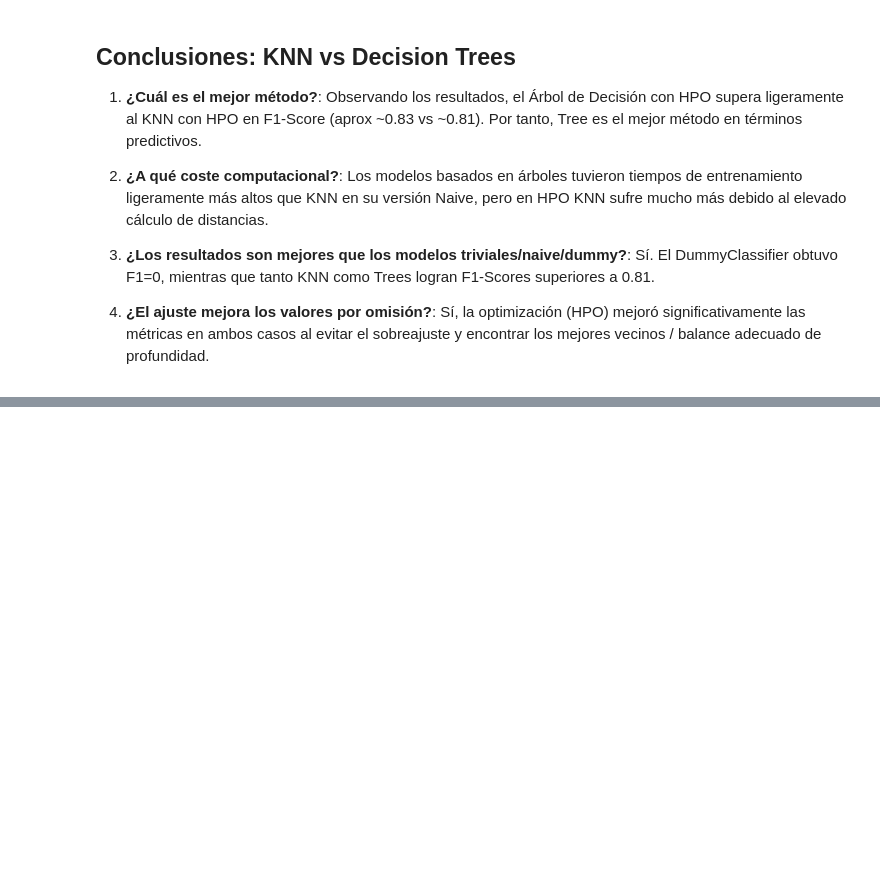
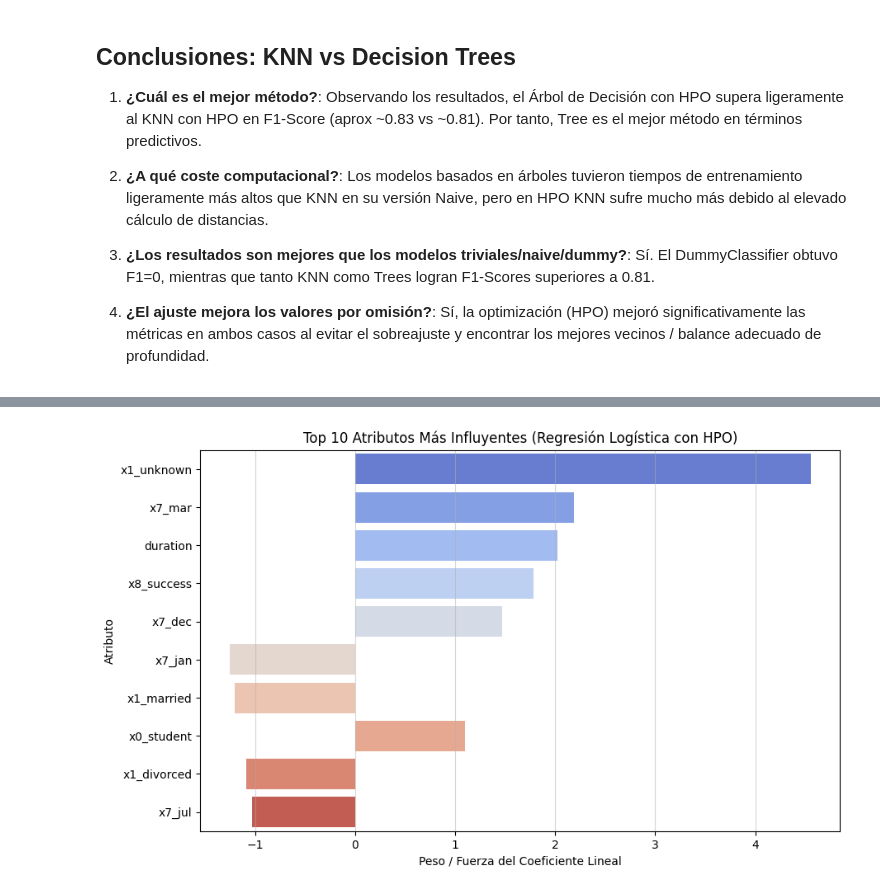
Before and after one commit to aleLobo31/UC3M_ML_P1_G26, a Jupyter notebook: notebooks/preprocessing.ipynb, the cells around one changed output, grey strips where cells are left out. Cells and saved outputs as stored; diff of their text form; code cells hidden in the pictures; blank space fills up the shorter version.

Commit message:
feat: added both LogisticRegression and SVM model with HPO (SVM is too slow, should drop some parameters at CV HPO)

```diff
--- a/notebooks/preprocessing.ipynb
+++ b/notebooks/preprocessing.ipynb
@@ -572,0 +693,30 @@ El modelo nos indica de forma muy intuitiva que **cuanto más tiempo se logre ma
+# %%
+# Extraer la importancia de atributos desde la Regresión Logística Óptima
+mejor_lr_model = lr_grid.best_estimator_.named_steps['clf']
+coeficientes = mejor_lr_model.coef_[0]
+
+# Recuperamos en orden los nombres de todas las features tras tu preprocesado OneHot !
+preprocessor = lr_grid.best_estimator_.named_steps['preprocessing']
+column_transformer = preprocessor.named_steps['encoder']
+cat_features = column_transformer.named_transformers_['cat'].named_steps['onehot'].get_feature_names_out()
+num_features = ['age', 'balance', 'day', 'campaign', 'pdaysTransformed', 'previous', 'wasContacted', 'duration']
+nombres_variables = list(num_features) + list(cat_features)
+
+# Generar un DataFrame
+df_importancias = pd.DataFrame({
+    'Atributo': nombres_variables,
+    'Coeficiente': coeficientes
+})
+# Tomar valor absoluto porque los coeficientes - (negativos) son igual de influyentes
+df_importancias['Fuerza Absoluta'] = df_importancias['Coeficiente'].abs()
+df_importancias = df_importancias.sort_values(by='Fuerza Absoluta', ascending=False).head(10)
+
+# Dibujar el Top 10
+plt.figure(figsize=(10, 6))
+sns.barplot(x='Coeficiente', y='Atributo', data=df_importancias, hue='Atributo', palette='coolwarm', legend=False)
+plt.title("Top 10 Atributos Más Influyentes (Regresión Logística con HPO)")
+plt.xlabel("Peso / Fuerza del Coeficiente Lineal")
+plt.grid(True, axis='x', alpha=0.5)
+plt.show()
+# %% [output]
+[figure, added]
```
Also changed, not shown: parts of 10 cells of this notebook.
